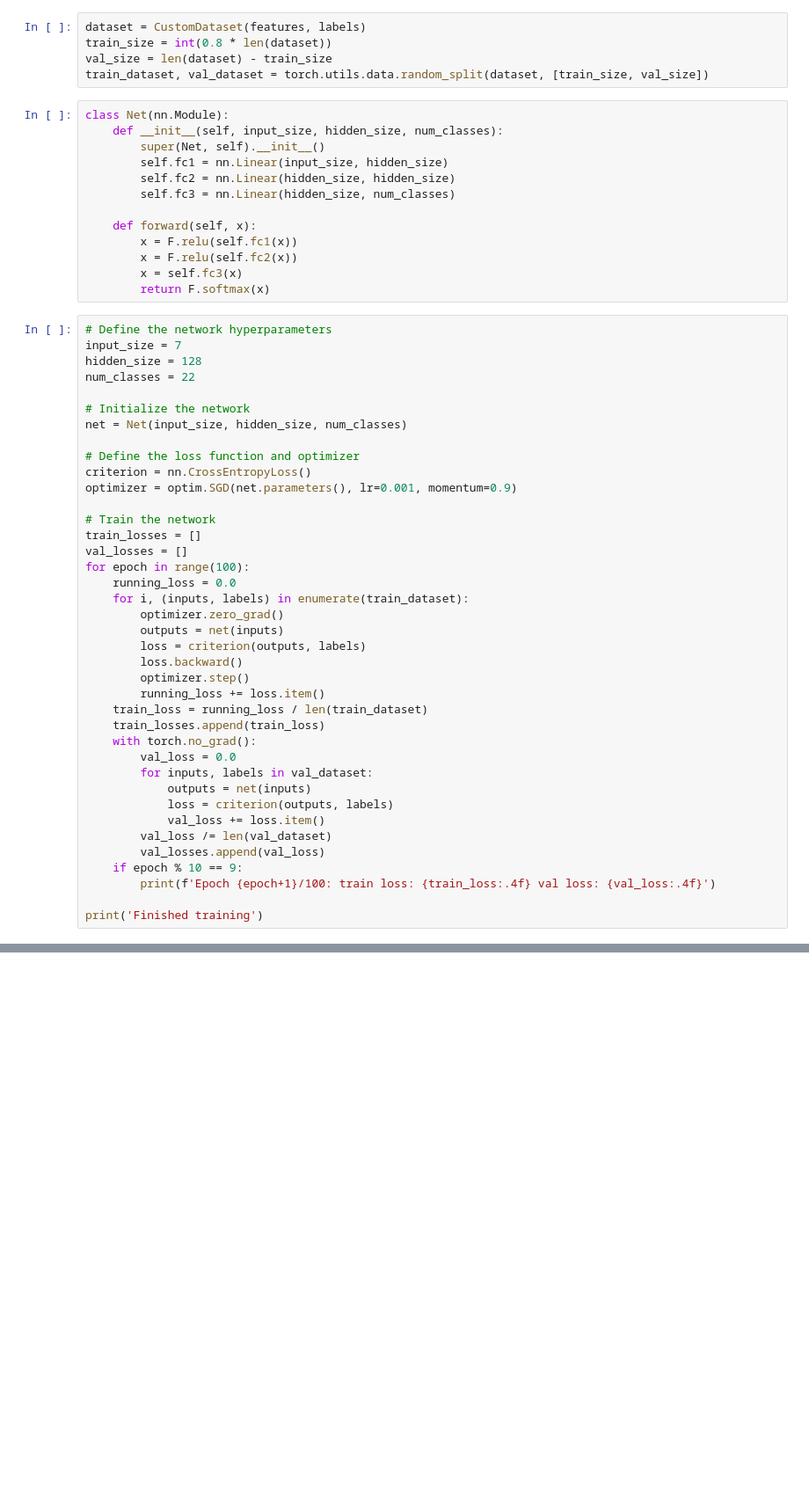
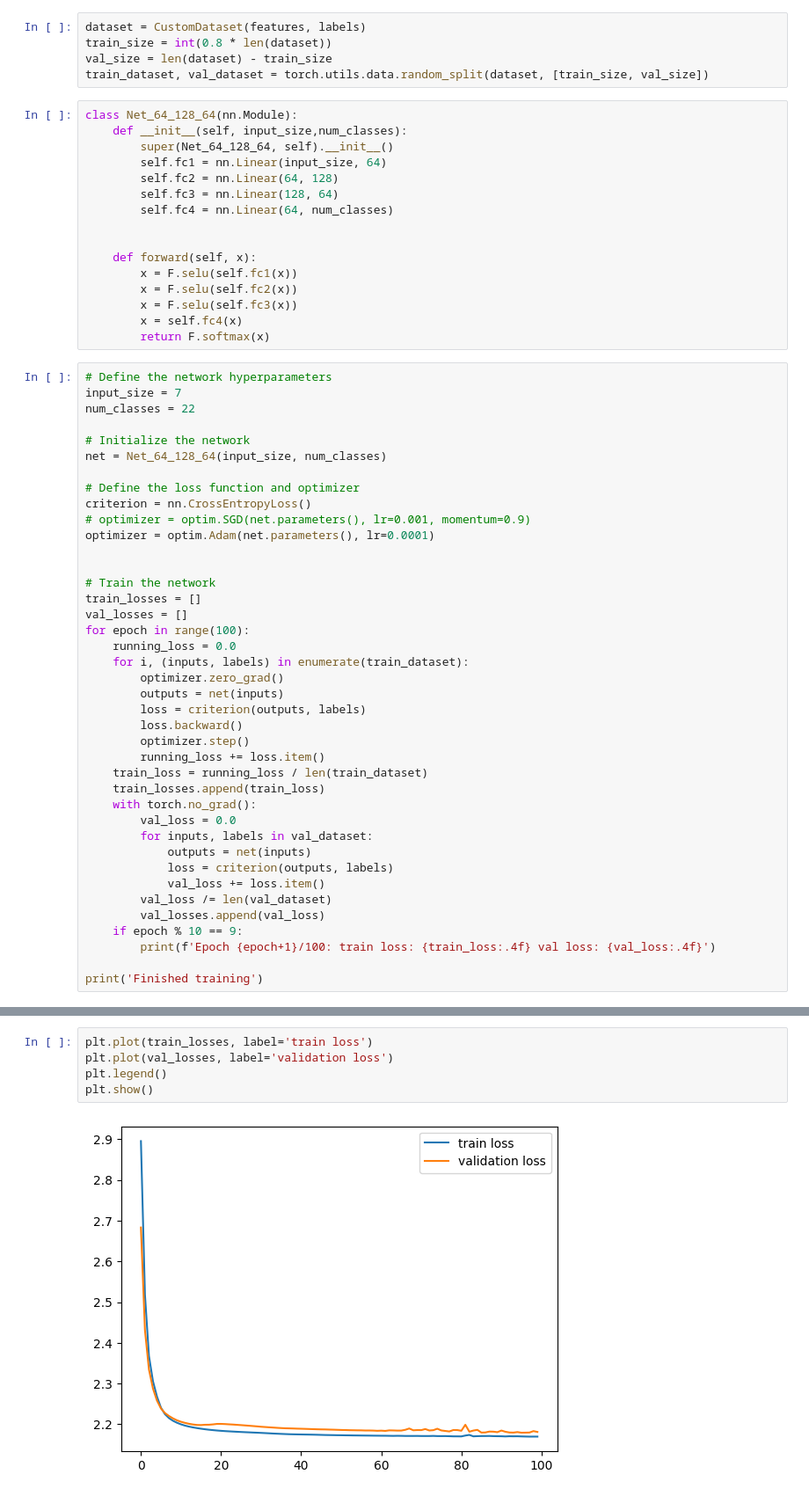
Before and after one commit to the-pinbo/crop-prediction, a Jupyter notebook: 03_crop_recom/analysis.ipynb, the cells around one changed output, grey strips where cells are left out. Shown: that part at 88% size. Saved outputs shown, nothing was run; the diff lists cells and outputs as text; blank space fills up the shorter version.

```diff
--- a/03_crop_recom/analysis.ipynb
+++ b/03_crop_recom/analysis.ipynb
@@ -60,30 +61,34 @@ train_size = int(0.8 * len(dataset))
 val_size = len(dataset) - train_size
 train_dataset, val_dataset = torch.utils.data.random_split(dataset, [train_size, val_size])
 # %%
-class Net(nn.Module):
-    def __init__(self, input_size, hidden_size, num_classes):
-        super(Net, self).__init__()
-        self.fc1 = nn.Linear(input_size, hidden_size)
-        self.fc2 = nn.Linear(hidden_size, hidden_size)
-        self.fc3 = nn.Linear(hidden_size, num_classes)
+class Net_64_128_64(nn.Module):
+    def __init__(self, input_size,num_classes):
+        super(Net_64_128_64, self).__init__()
+        self.fc1 = nn.Linear(input_size, 64)
+        self.fc2 = nn.Linear(64, 128)
+        self.fc3 = nn.Linear(128, 64)
+        self.fc4 = nn.Linear(64, num_classes)
+
 
     def forward(self, x):
-        x = F.relu(self.fc1(x))
-        x = F.relu(self.fc2(x))
-        x = self.fc3(x)
+        x = F.selu(self.fc1(x))
+        x = F.selu(self.fc2(x))
+        x = F.selu(self.fc3(x))
+        x = self.fc4(x)
         return F.softmax(x)
 # %%
 # Define the network hyperparameters
 input_size = 7
-hidden_size = 128
 num_classes = 22
 
 # Initialize the network
-net = Net(input_size, hidden_size, num_classes)
+net = Net_64_128_64(input_size, num_classes)
 
 # Define the loss function and optimizer
 criterion = nn.CrossEntropyLoss()
-optimizer = optim.SGD(net.parameters(), lr=0.001, momentum=0.9)
+# optimizer = optim.SGD(net.parameters(), lr=0.001, momentum=0.9)
+optimizer = optim.Adam(net.parameters(), lr=0.0001)
+
 
 # Train the network
 train_losses = []
@@ -125 +130,8 @@ Epoch 100/100: train loss: 2.3873 val loss: 2.4140
 Finished training
+# %%
+plt.plot(train_losses, label='train loss')
+plt.plot(val_losses, label='validation loss')
+plt.legend()
+plt.show()
+# %% [output]
+[figure, added]
```
Also changed, not shown: parts of 5 cells of this notebook, 2 other files.
